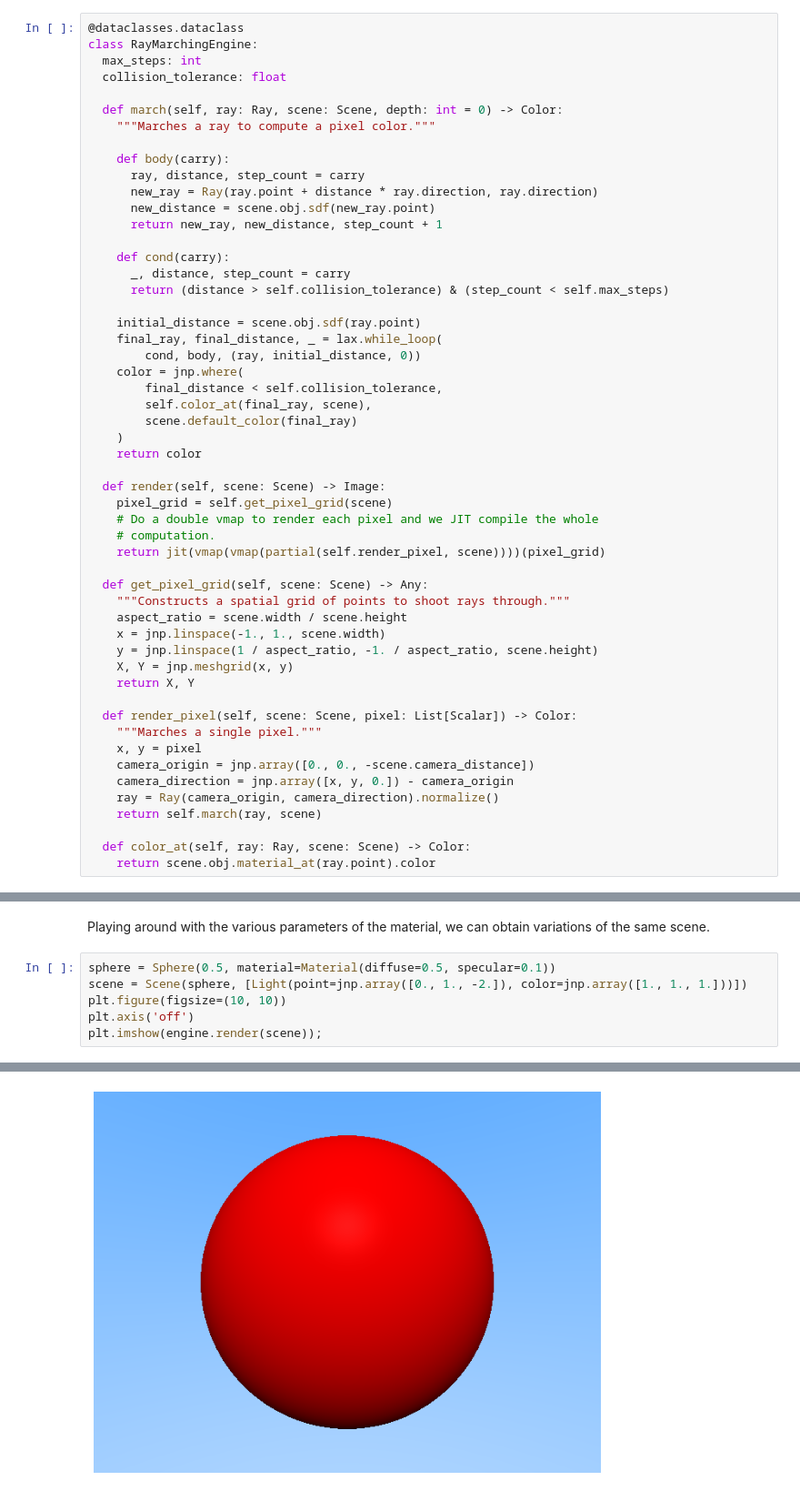
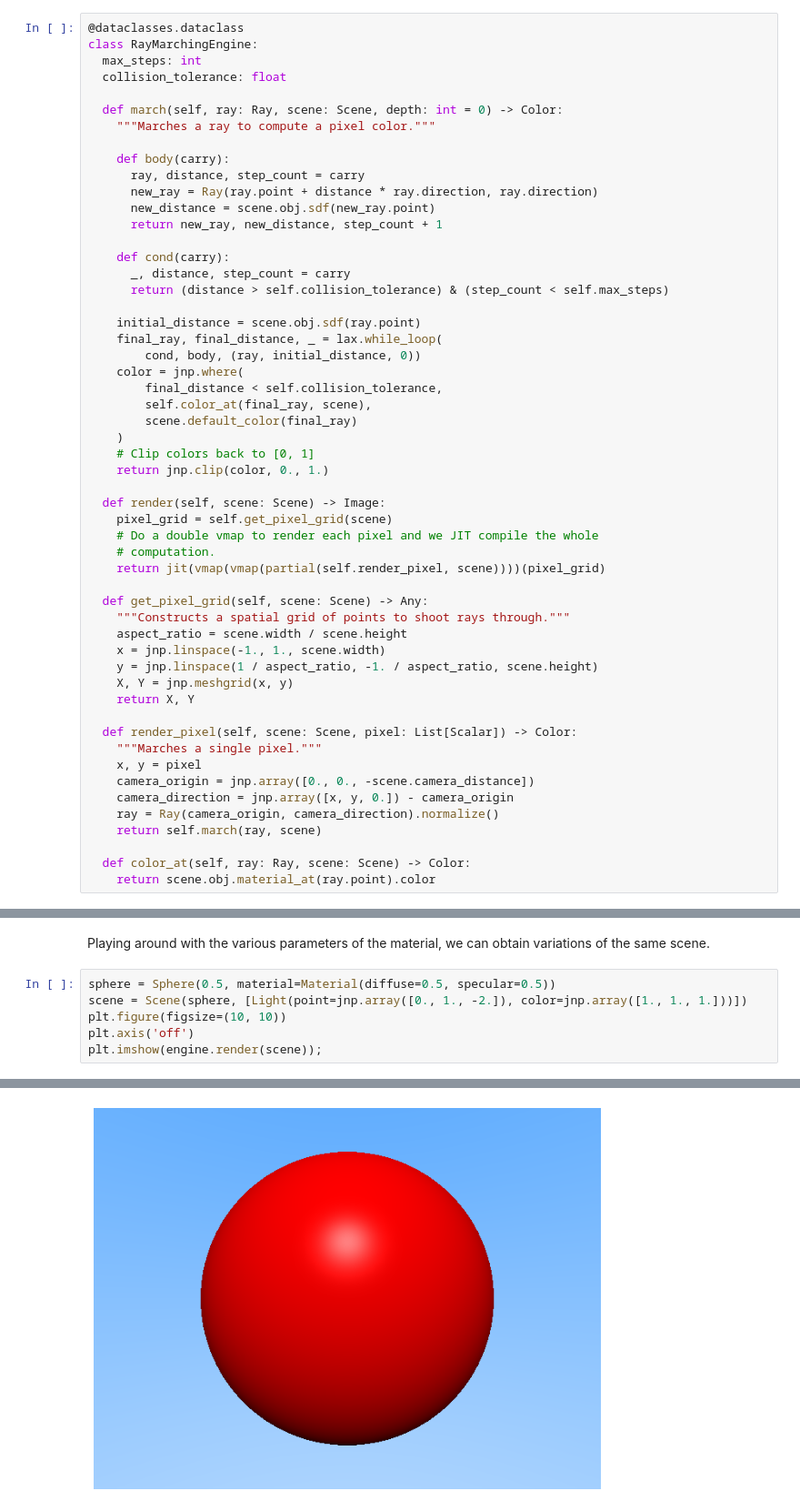
Before and after one commit to sharadmv/sharadvikram.com, a Jupyter notebook: notebooks/Ray_Marching_Blog_Post.ipynb, the cells around one changed output, grey strips where cells are left out. Shown at 91% size. Saved outputs shown, nothing was run; the diff lists cells and outputs as text.

```diff
--- a/notebooks/Ray_Marching_Blog_Post.ipynb
+++ b/notebooks/Ray_Marching_Blog_Post.ipynb
@@ -232,7 +238,8 @@ class RayMarchingEngine:
         self.color_at(final_ray, scene),
         scene.default_color(final_ray)
     )
-    return color
+    # Clip colors back to [0, 1]
+    return jnp.clip(color, 0., 1.)
 
   def render(self, scene: Scene) -> Image:
     pixel_grid = self.get_pixel_grid(scene)
@@ -407,7 +413,7 @@ WARNING:matplotlib.image:Clipping input data to the valid range for imshow with
 # %% [markdown]
 Playing around with the various parameters of the material, we can obtain variations of the same scene.
 # %%
-sphere = Sphere(0.5, material=Material(diffuse=0.5, specular=0.1))
+sphere = Sphere(0.5, material=Material(diffuse=0.5, specular=0.5))
 scene = Scene(sphere, [Light(point=jnp.array([0., 1., -2.]), color=jnp.array([1., 1., 1.]))])
 plt.figure(figsize=(10, 10))
 plt.axis('off')
@@ -417 +422 @@ WARNING:matplotlib.image:Clipping input data to the valid range for imshow with
-[figure, old version]
+[figure, new version]
```
Also changed, not shown: parts of 23 cells of this notebook, 7 other files.
